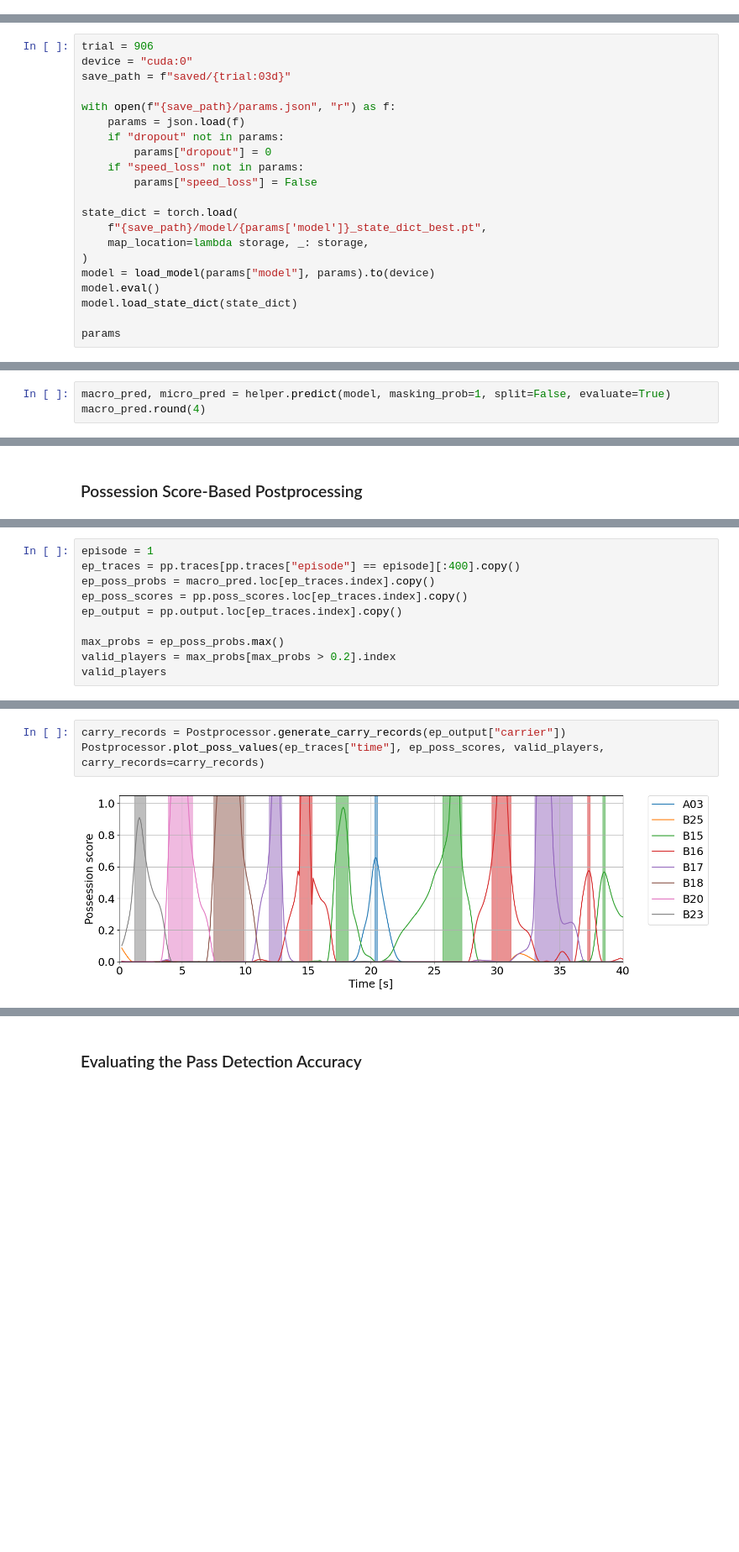
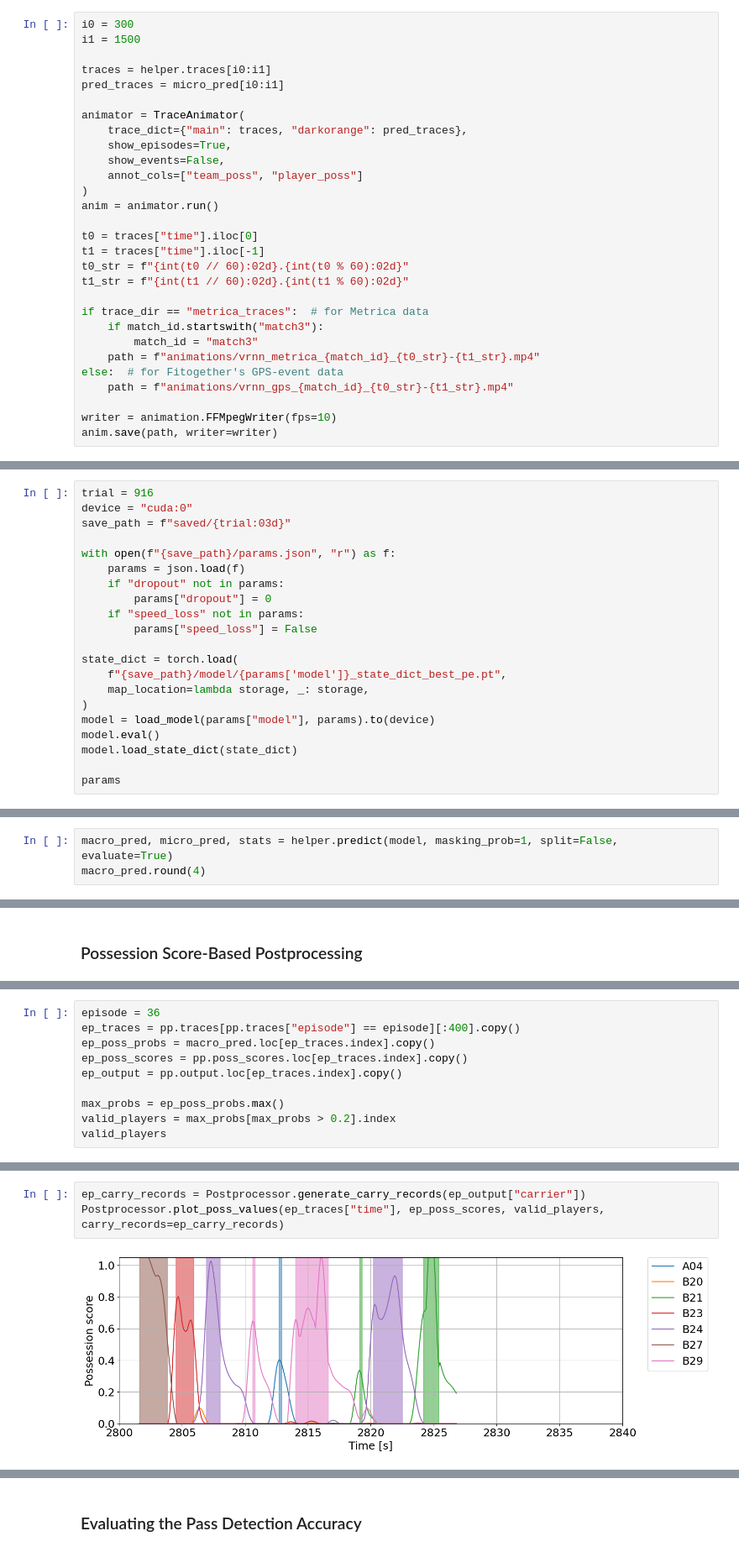
Before and after one commit to pientist/ballradar, a Jupyter notebook: model_eval.ipynb, the cells around one changed output, grey strips where cells are left out. Shown at 84% size. Saved outputs shown, nothing was run; the diff lists cells and outputs as text; blank space fills up the shorter version.

```diff
--- a/model_eval.ipynb
+++ b/model_eval.ipynb
@@ -308,7 +395,36 @@ anim.save(path, writer=writer)
+# %%
+i0 = 300
+i1 = 1500
+
+traces = helper.traces[i0:i1]
+pred_traces = micro_pred[i0:i1]
+
+animator = TraceAnimator(
+    trace_dict={"main": traces, "darkorange": pred_traces},
+    show_episodes=True,
+    show_events=False,
+    annot_cols=["team_poss", "player_poss"]
+)
+anim = animator.run()
+
+t0 = traces["time"].iloc[0]
+t1 = traces["time"].iloc[-1]
+t0_str = f"{int(t0 // 60):02d}.{int(t0 % 60):02d}"
+t1_str = f"{int(t1 // 60):02d}.{int(t1 % 60):02d}"
+
+if trace_dir == "metrica_traces":  # for Metrica data
+    if match_id.startswith("match3"):
+        match_id = "match3"
+    path = f"animations/vrnn_metrica_{match_id}_{t0_str}-{t1_str}.mp4"
+else:  # for Fitogether's GPS-event data
+    path = f"animations/vrnn_gps_{match_id}_{t0_str}-{t1_str}.mp4"
+
+writer = animation.FFMpegWriter(fps=10)
+anim.save(path, writer=writer)
 # %% [markdown]
 ### Evaluating a Hierarchical Ball Trajectory Regressor (Team-Ball or Player-Ball)
 # %%
-trial = 906
+trial = 916
 device = "cuda:0"
 save_path = f"saved/{trial:03d}"
 
@@ -320,7 +436,7 @@ with open(f"{save_path}/params.json", "r") as f:
         params["speed_loss"] = False
 
 state_dict = torch.load(
-    f"{save_path}/model/{params['model']}_state_dict_best.pt",
+    f"{save_path}/model/{params['model']}_state_dict_best_pe.pt",
     map_location=lambda storage, _: storage,
 )
 model = load_model(params["model"], params).to(device)
@@ -380,4 +567,4 @@ helper.traces
 # %%
-macro_pred, micro_pred = helper.predict(model, masking_prob=1, split=False, evaluate=True)
+macro_pred, micro_pred, stats = helper.predict(model, masking_prob=1, split=False, evaluate=True)
 macro_pred.round(4)
 # %% [output]
@@ -528,7 +760,7 @@ else:  # for Fitogether's GPS-event data
 writer = animation.FFMpegWriter(fps=10)
 anim.save(path, writer=writer)
 # %%
-episode = 1
+episode = 36
 ep_traces = pp.traces[pp.traces["episode"] == episode][:400].copy()
 ep_poss_probs = macro_pred.loc[ep_traces.index].copy()
 ep_poss_scores = pp.poss_scores.loc[ep_traces.index].copy()
@@ -546,5 +778,5 @@ Postprocessor.plot_poss_values(ep_traces["time"], ep_poss_probs, valid_players,
 # %%
-carry_records = Postprocessor.generate_carry_records(ep_output["carrier"])
-Postprocessor.plot_poss_values(ep_traces["time"], ep_poss_scores, valid_players, carry_records=carry_records)
+ep_carry_records = Postprocessor.generate_carry_records(ep_output["carrier"])
+Postprocessor.plot_poss_values(ep_traces["time"], ep_poss_scores, valid_players, carry_records=ep_carry_records)
 # %% [output]
-[figure, old version]
+[figure, new version]
```
Also changed, not shown: parts of 22 cells of this notebook, 3 other files.
